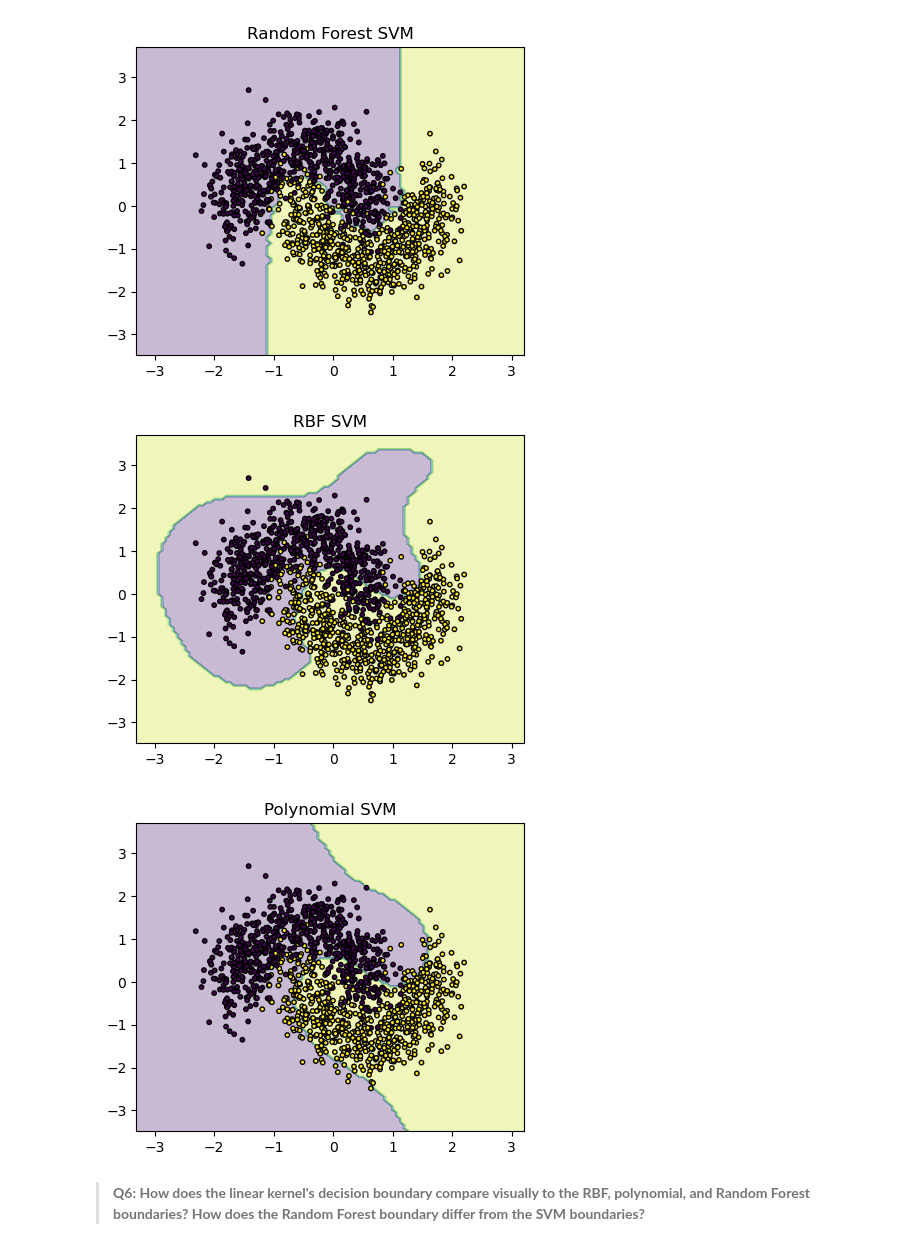
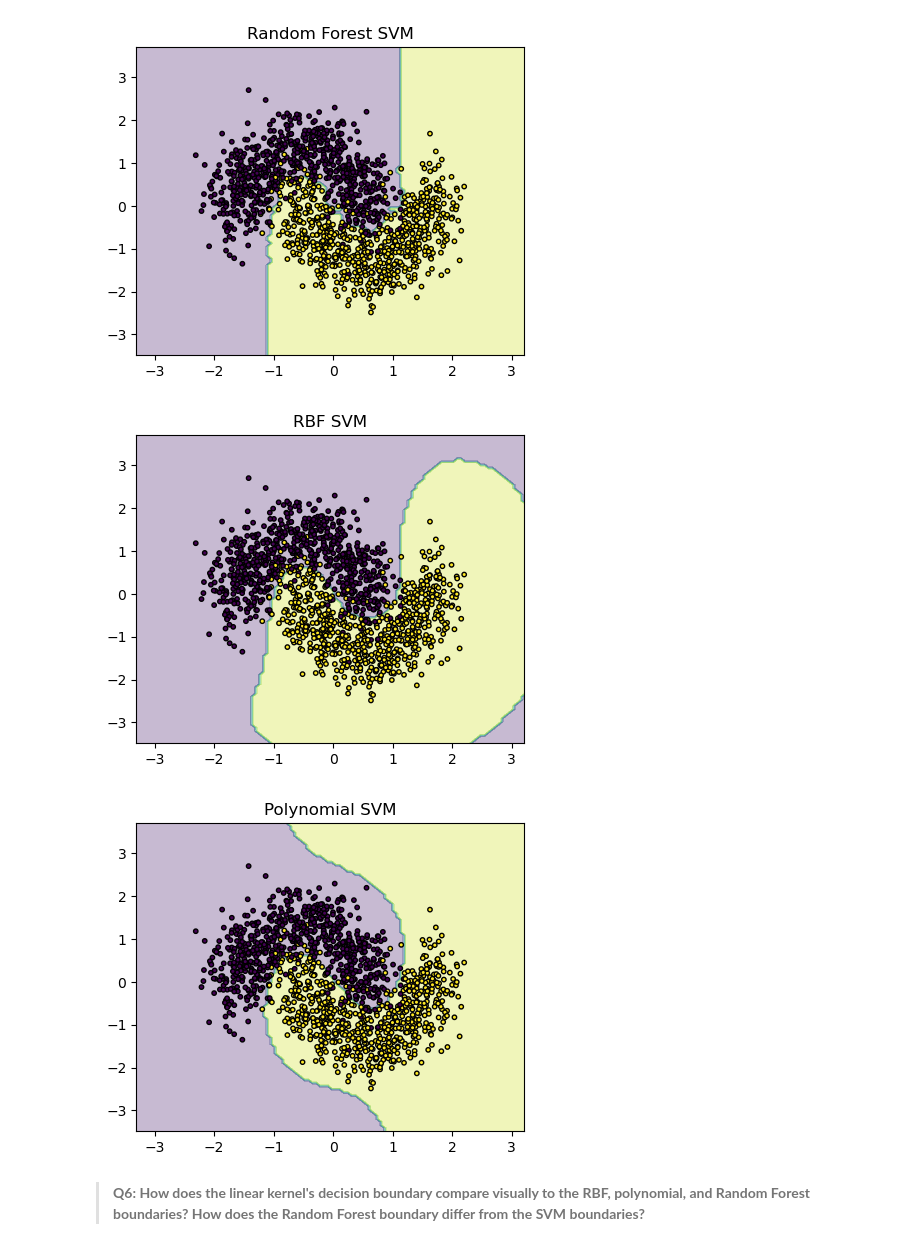
Before and after one commit to mmorenorolon/eds232-labs, a Jupyter notebook: week8/lab8.ipynb, the cells around one changed output. Cells and saved outputs as stored; diff of their text form; code cells hidden in the pictures.

```diff
--- a/week8/lab8.ipynb
+++ b/week8/lab8.ipynb
@@ -107,7 +107,7 @@ linear_grid = GridSearchCV(
 )
 
 # Fit the grid search
-linear_grid.fit(X_train, y_train)
+linear_grid.fit(X_train_scaled, y_train)
 
 # Find the best parameter in the gird search
 linear_best_params = linear_grid.best_params_
@@ -118,7 +118,8 @@ linear_best_model = linear_grid.best_estimator_
 print(f"Best model: {linear_best_model}")
 
 # Retrieve the accuracy on the test set
-linear_test_acc = accuracy_score(y_test, linear_best_model.predict(X_test))
+linear_test_acc = accuracy_score(y_test,
+                                linear_best_model.predict(X_test_scaled))
 print(f"Test Accuracy: {linear_test_acc:.3f}")
 
 # Find the cross-validated accuracy
@@ -194,7 +195,7 @@ rbf_grid = GridSearchCV(
 )
 
 # Fit the grid search
-rbf_grid.fit(X_train, y_train)
+rbf_grid.fit(X_train_scaled, y_train)
 
 # Find the best parameter in the gird search
 rbf_best_params = rbf_grid.best_params_
@@ -205,7 +206,7 @@ rbf_best_model = rbf_grid.best_estimator_
 print(f"Best model: {rbf_best_model}")
 
 # Retrieve the accuracy on the test set
-rbf_test_acc = accuracy_score(y_test, rbf_best_model.predict(X_test))
+rbf_test_acc = accuracy_score(y_test, rbf_best_model.predict(X_test_scaled))
 print(f"Test Accuracy: {rbf_test_acc:.3f}")
 
 # Find the cross-validated accuracy
@@ -259,7 +260,7 @@ poly_grid = GridSearchCV(
 )
 
 # Fit the grid search
-poly_grid.fit(X_train, y_train)
+poly_grid.fit(X_train_scaled, y_train)
 
 # Find the best parameter in the grid search
 poly_best_params = poly_grid.best_params_
@@ -270,7 +271,7 @@ poly_best_model = poly_grid.best_estimator_
 print(f"Best model: {poly_best_model}")
 
 # Retrieve the accuracy on the test set
-poly_test_acc = accuracy_score(y_test, poly_best_model.predict(X_test))
+poly_test_acc = accuracy_score(y_test, poly_best_model.predict(X_test_scaled))
 print(f"Test Accuracy: {poly_test_acc:.3f}")
 
 # Find the cross-validated accuracy
@@ -452,38 +459,46 @@ plt.show()
 # %%
 # Plot the decision boundary for RBF
 fig, ax = plt.subplots(figsize=(5, 4))
 
 DecisionBoundaryDisplay.from_estimator(
-    rbf_grid.best_estimator_, X_train_scaled,
+    rbf_best_model,
+    X_train_scaled,
     ax=ax,
     response_method='predict',
     alpha=0.3
 )
 
-ax.scatter(X_train_scaled[:, 0], X_train_scaled[:, 1], c=y_train, s=10, edgecolors='k')
+ax.scatter(X_train_scaled[:, 0],
+           X_train_scaled[:, 1],
+           c=y_train, s=10,
+           edgecolors='k')
 
 ax.set_title('RBF SVM')
 plt.show()
 # %% [output]
-[figure, old version]
+[figure, new version]
 # %%
 # Plot the decision boundary for polynomial SVM
 fig, ax = plt.subplots(figsize=(5, 4))
 
 DecisionBoundaryDisplay.from_estimator(
-    poly_grid.best_estimator_,
+    poly_best_model,
     X_train_scaled,
     ax=ax,
     response_method='predict',
     alpha=0.3
 )
 
-ax.scatter(X_train_scaled[:, 0], X_train_scaled[:, 1], c=y_train, s=10, edgecolors='k')
+ax.scatter(X_train_scaled[:, 0],
+           X_train_scaled[:, 1],
+           c=y_train,
+           s=10,
+           edgecolors='k')
 
 ax.set_title('Polynomial SVM')
 plt.show()
 # %% [output]
-[figure, old version]
+[figure, new version]
 # %% [markdown]
 > **Q6: How does the linear kernel's decision boundary compare visually to the RBF, polynomial, and Random Forest boundaries? How does the Random Forest boundary differ from the SVM boundaries?**
 # %% [markdown]
```
Also changed, not shown: parts of 19 cells of this notebook.
